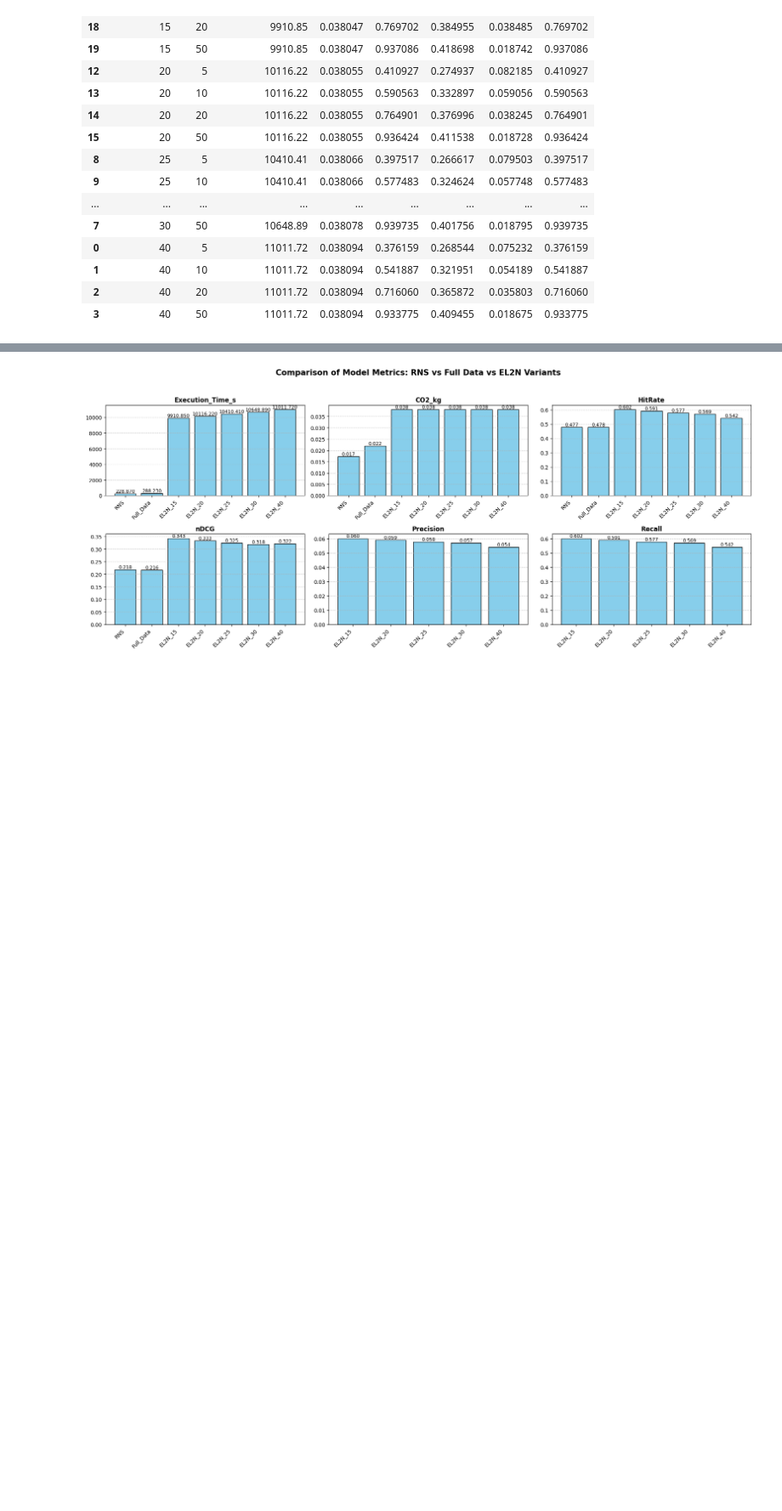
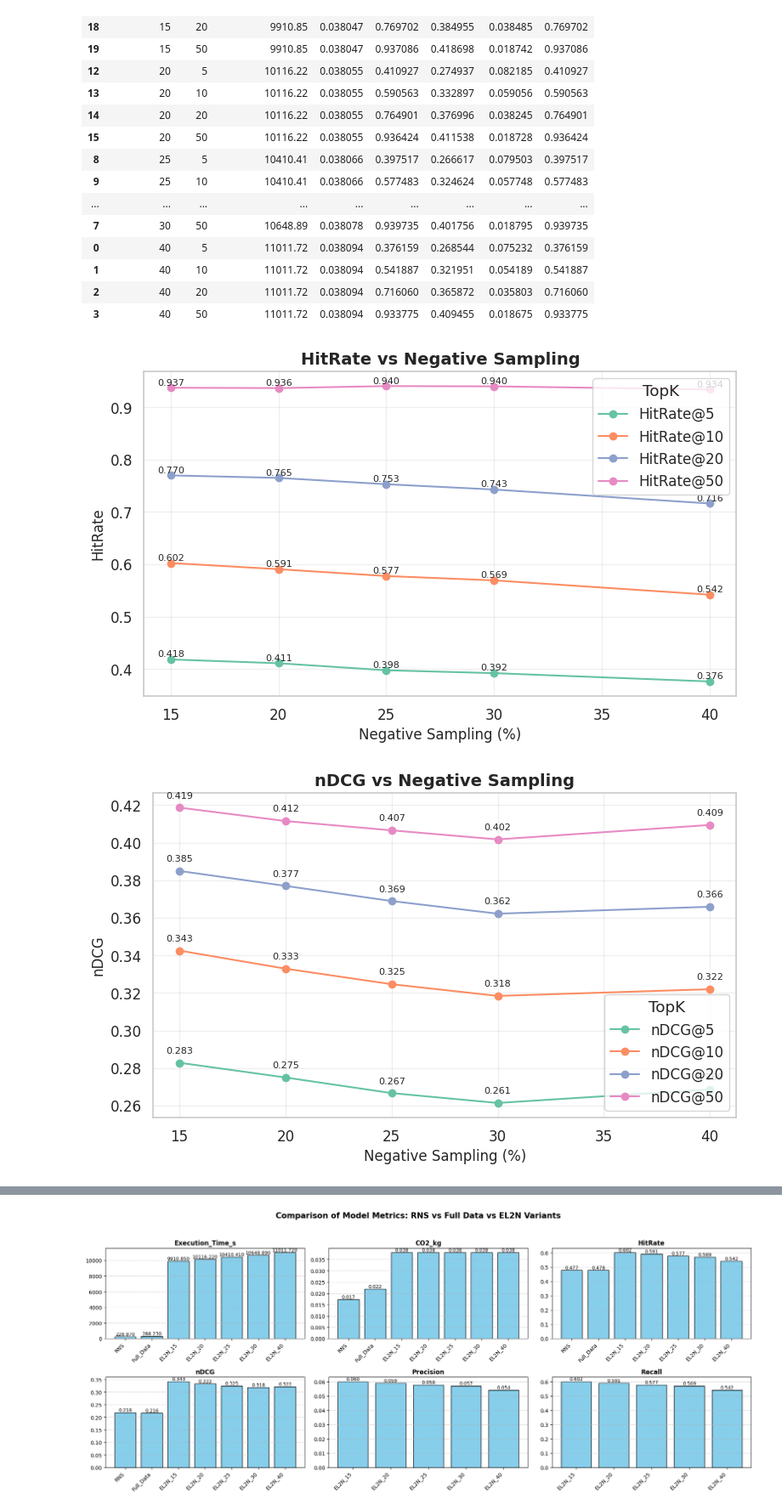
Before and after one commit to panchaldhruv27223/NCF_Recommendation, a Jupyter notebook: NCF_Pytorch/Custom_User_centric_batch/plots.ipynb, the cells around one changed output, grey strips where cells are left out. Shown at 85% size. Cells and saved outputs as stored; diff of their text form; code cells hidden in the pictures; blank space fills up the shorter version.

Commit message:
EL2N For Negative Cases Done -Code By Dhruv Panchal

```diff
--- a/NCF_Pytorch/Custom_User_centric_batch/plots.ipynb
+++ b/NCF_Pytorch/Custom_User_centric_batch/plots.ipynb
@@ -849,3 +849,25 @@ df
 | 1 | 40 | 10 | 11011.72 | 0.038094 | 0.541887 | 0.321951 | 0.054189 | 0.541887 |
 | 2 | 40 | 20 | 11011.72 | 0.038094 | 0.716060 | 0.365872 | 0.035803 | 0.716060 |
 | 3 | 40 | 50 | 11011.72 | 0.038094 | 0.933775 | 0.409455 | 0.018675 | 0.933775 |
+# %%
+metrics = ["HitRate", "nDCG", "Precision", "Recall"]
+topks = sorted(df["TopK"].unique())
+
+for metric in metrics:
+    plt.figure(figsize=(8, 5))
+    for topk in topks:
+        subset = df[df["TopK"] == topk]
+        plt.plot(subset["Negative_%"], subset[metric], "o-", label=f"{metric}@{topk}")
+        for _, row in subset.iterrows():
+            plt.text(row["Negative_%"], row[metric] + 0.005, f'{row[metric]:.3f}',
+                     ha='center', fontsize=8)
+    plt.xlabel("Negative Sampling (%)", fontsize=12)
+    plt.ylabel(metric, fontsize=12)
+    plt.title(f"{metric} vs Negative Sampling", fontsize=14, weight="bold")
+    plt.grid(alpha=0.3)
+    plt.legend(title="TopK")
+    plt.tight_layout()
+    plt.show()
+# %% [output]
+[figure, added]
+[figure, added]
```
Also changed, not shown: parts of 2 cells of this notebook, 1 other file.
